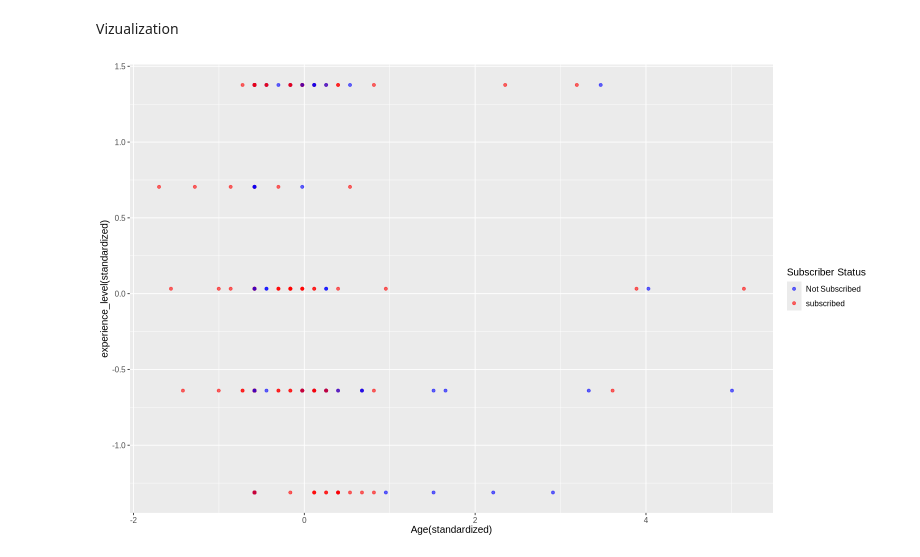
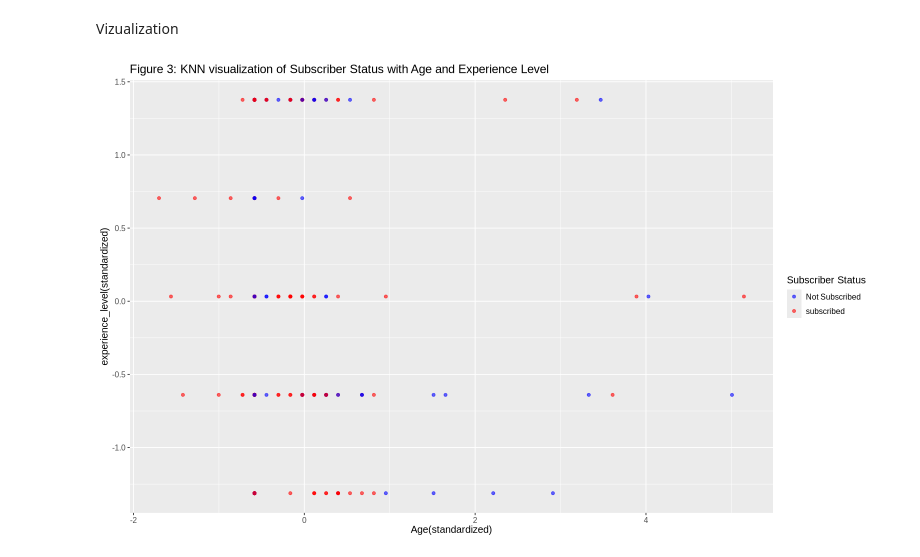
Before and after one commit to Inesh-DSCI/Group-Project-Final, a Jupyter notebook: Group Project :D.ipynb, the cells around one changed output. Saved outputs shown, nothing was run; the diff lists cells and outputs as text; code cells hidden in the pictures.

Commit message:
Figure titles
Added titles to the figure to make it easier to talk about them in the description.

```diff
--- a/Group Project :D.ipynb
+++ b/Group Project :D.ipynb
@@ -354,12 +354,13 @@ Vizualization
 # %%
 viz <- scaled_data |>
   ggplot(aes(x = Age, y = experience_level, color = subscriber_status)) +
   geom_point(alpha = 0.6) +
   labs(x = "Age(standardized)",
        y = "experience_level(standardized)",
        color = "Subscriber Status") +
   scale_color_manual(values = c("blue", "red")) +
-  theme(text = element_text(size = 12))
+  theme(text = element_text(size = 12)) +
+  ggtitle('Figure 3: KNN visualization of Subscriber Status with Age and Experience Level')
 viz
 # %% [output]
-[figure, old version]
+[figure, new version]
```
Also changed, not shown: parts of 5 cells of this notebook.
